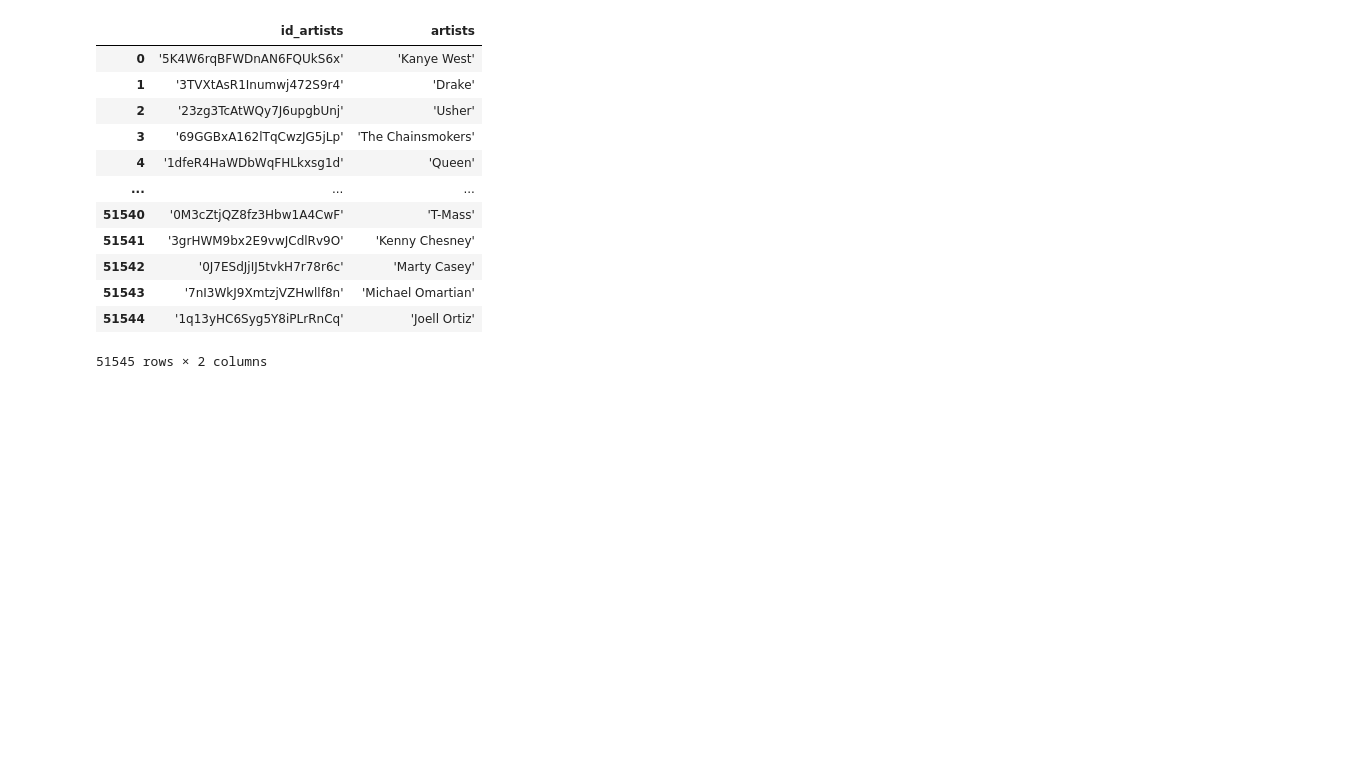
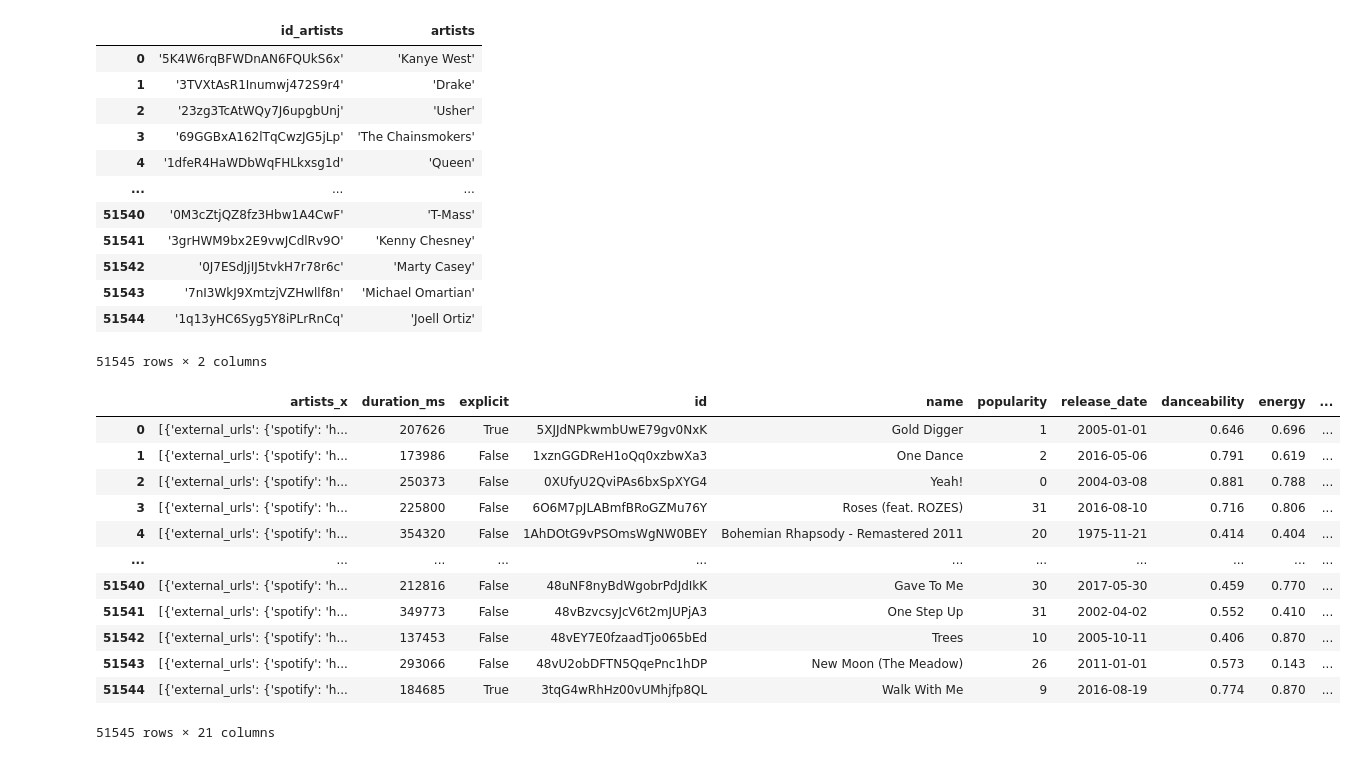
Before and after one commit to halmasieh/Spotify_Analysis, a Jupyter notebook: spotify_etl.ipynb, the cells around one changed output. Saved outputs shown, nothing was run; the diff lists cells and outputs as text; code cells hidden in the pictures; blank space fills up the shorter version.

Commit message:
Adding complete tracks dataframe

```diff
--- a/spotify_etl.ipynb
+++ b/spotify_etl.ipynb
@@ -301,3 +301,21 @@ cleaned_artists_column
 | 51543 | '7nI3WkJ9XmtzjVZHwllf8n' | 'Michael Omartian' |
 | 51544 | '1q13yHC6Syg5Y8iPLrRnCq' | 'Joell Ortiz' |
 51545 rows × 2 columns
+# %%
+# Merge missing songs dataframe with clean artist name and id dataframe
+cleaned_missing_songs_df = pd.merge(missing_songs_df, cleaned_artists_column, left_index=True, right_index=True)
+cleaned_missing_songs_df
+# %% [output]
+|  | artists_x | duration_ms | explicit | id | name | popularity | release_date | danceability | energy | ... |
+| 0 | [{'external_urls': {'spotify': 'h... | 207626 | True | 5XJJdNPkwmbUwE79gv0NxK | Gold Digger | 1 | 2005-01-01 | 0.646 | 0.696 | ... |
+| 1 | [{'external_urls': {'spotify': 'h... | 173986 | False | 1xznGGDReH1oQq0xzbwXa3 | One Dance | 2 | 2016-05-06 | 0.791 | 0.619 | ... |
+| 2 | [{'external_urls': {'spotify': 'h... | 250373 | False | 0XUfyU2QviPAs6bxSpXYG4 | Yeah! | 0 | 2004-03-08 | 0.881 | 0.788 | ... |
+| 3 | [{'external_urls': {'spotify': 'h... | 225800 | False | 6O6M7pJLABmfBRoGZMu76Y | Roses (feat. ROZES) | 31 | 2016-08-10 | 0.716 | 0.806 | ... |
+| 4 | [{'external_urls': {'spotify': 'h... | 354320 | False | 1AhDOtG9vPSOmsWgNW0BEY | Bohemian Rhapsody - Remastered 2011 | 20 | 1975-11-21 | 0.414 | 0.404 | ... |
+| ... | ... | ... | ... | ... | ... | ... | ... | ... | ... | ... |
+| 51540 | [{'external_urls': {'spotify': 'h... | 212816 | False | 48uNF8nyBdWgobrPdJdIkK | Gave To Me | 30 | 2017-05-30 | 0.459 | 0.770 | ... |
+| 51541 | [{'external_urls': {'spotify': 'h... | 349773 | False | 48vBzvcsyJcV6t2mJUPjA3 | One Step Up | 31 | 2002-04-02 | 0.552 | 0.410 | ... |
+| 51542 | [{'external_urls': {'spotify': 'h... | 137453 | False | 48vEY7E0fzaadTjo065bEd | Trees | 10 | 2005-10-11 | 0.406 | 0.870 | ... |
+| 51543 | [{'external_urls': {'spotify': 'h... | 293066 | False | 48vU2obDFTN5QqePnc1hDP | New Moon (The Meadow) | 26 | 2011-01-01 | 0.573 | 0.143 | ... |
+| 51544 | [{'external_urls': {'spotify': 'h... | 184685 | True | 3tqG4wRhHz00vUMhjfp8QL | Walk With Me | 9 | 2016-08-19 | 0.774 | 0.870 | ... |
+51545 rows × 21 columns
```
Also changed, not shown: parts of 3 cells of this notebook.
